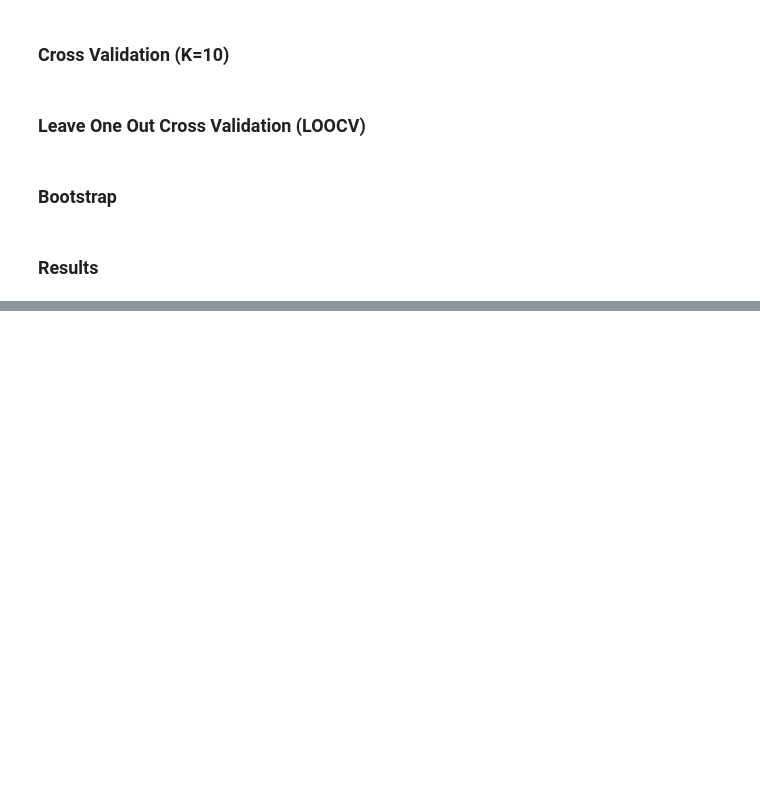
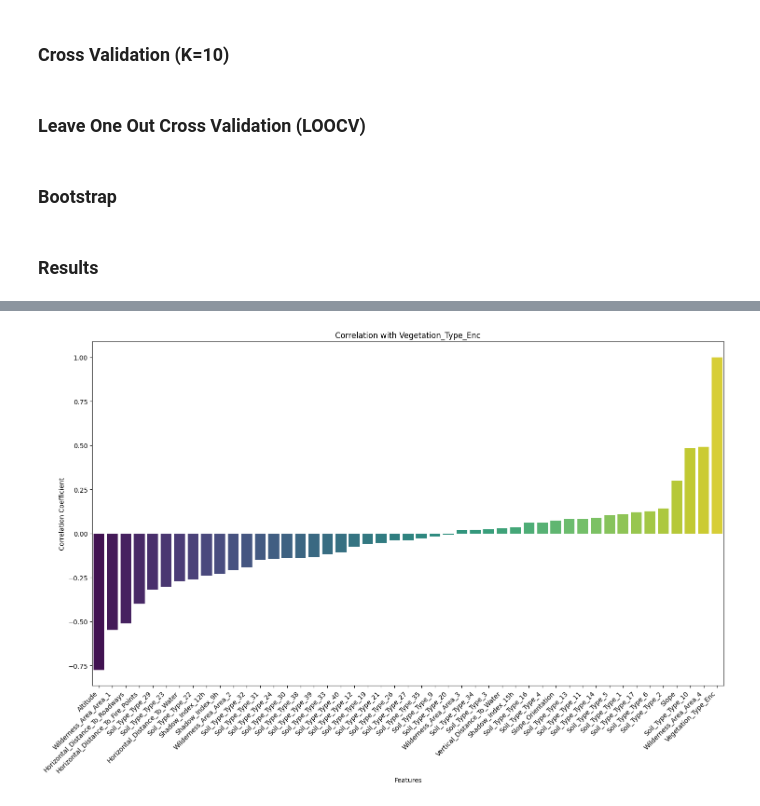
Before and after one commit to beatrizmsa/ml-vegetation-classifier, a Jupyter notebook: notebook.ipynb, the cells around one changed output, grey strips where cells are left out. Saved outputs shown, nothing was run; the diff lists cells and outputs as text; code cells hidden in the pictures; blank space fills up the shorter version.

```diff
--- a/notebook.ipynb
+++ b/notebook.ipynb
@@ -283,0 +441,26 @@ confusion_matrix_visualization(data_results, 'Confusion Matrix')
+# %%
+new_data =encoded_data_without_id.drop(
+    columns=[
+        'Vegetation_Type',
+        'Soil_Type_Enc',
+        'Wilderness_Area_Enc'
+    ]
+)
+data_dummies = pd.get_dummies(new_data)
+# %%
+corr_matrix = data_dummies.corr(numeric_only=True)
+sorted_corr = corr_matrix['Vegetation_Type_Enc'].sort_values()
+
+# Plotting the sorted correlations
+plt.figure(figsize=(15, 10))
+sns.barplot(x=sorted_corr.index, y=sorted_corr.values, palette='viridis')
+plt.title('Correlation with Vegetation_Type_Enc')
+plt.ylabel('Correlation Coefficient')
+plt.xlabel('Features')
+plt.xticks(rotation=45, ha='right')
+plt.tight_layout()
+
+# Show the plot
+plt.show()
+# %% [output]
+[figure, added]
```
Also changed, not shown: parts of 35 cells of this notebook, 1 other file.
